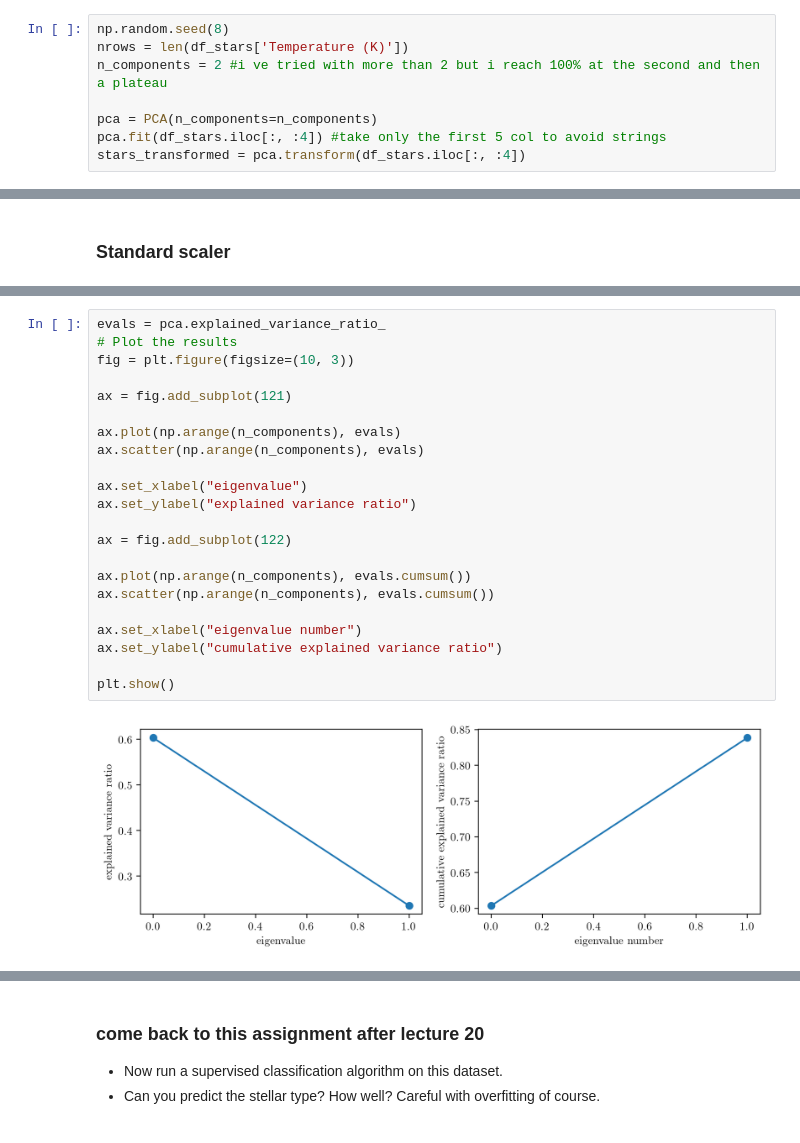
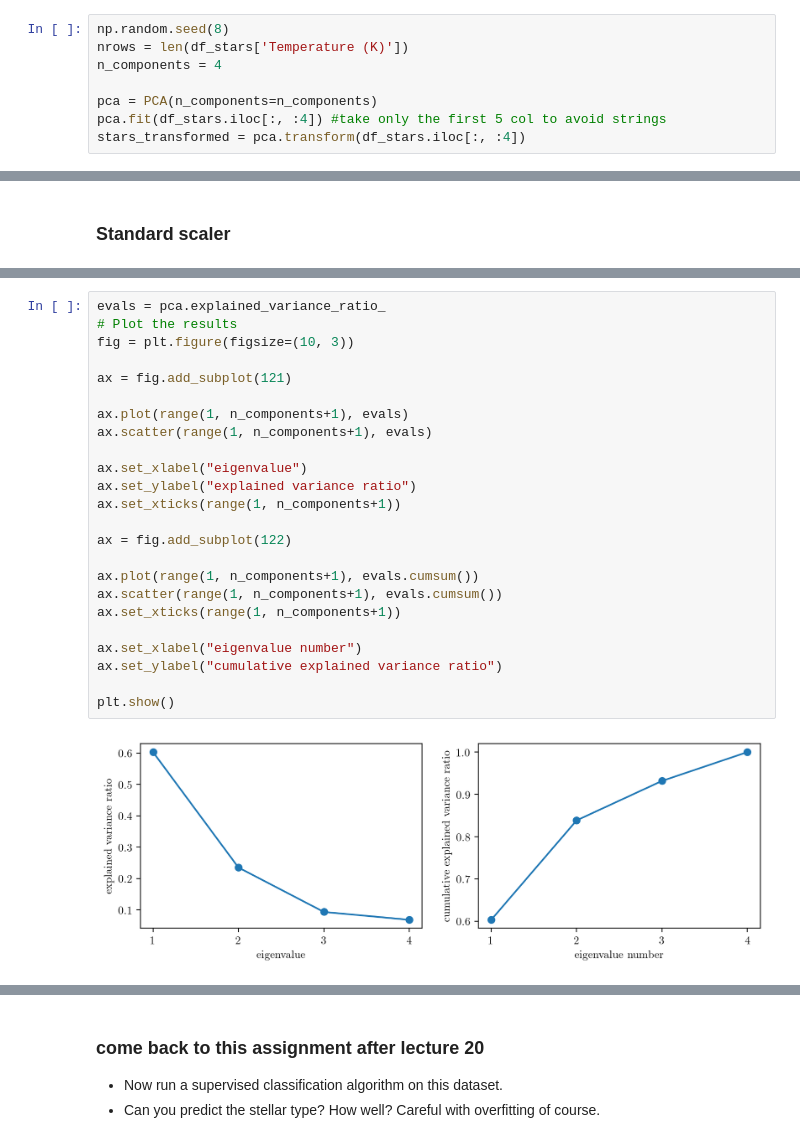
Before and after one commit to ludovicarbone/astrostatistics_bicocca_2024, a Jupyter notebook: working/L15_es.ipynb, the cells around one changed output, grey strips where cells are left out. Saved outputs shown, nothing was run; the diff lists cells and outputs as text.

```diff
--- a/working/L15_es.ipynb
+++ b/working/L15_es.ipynb
@@ -124,7 +130,7 @@ plt.show()
 # %%
 np.random.seed(8)
 nrows = len(df_stars['Temperature (K)'])
-n_components = 2 #i ve tried with more than 2 but i reach 100% at the second and then a plateau
+n_components = 4
 
 pca = PCA(n_components=n_components)
 pca.fit(df_stars.iloc[:, :4]) #take only the first 5 col to avoid strings
@@ -259,24 +289,26 @@ plt.show()
 # %%
 evals = pca.explained_variance_ratio_
 # Plot the results
 fig = plt.figure(figsize=(10, 3))
 
 ax = fig.add_subplot(121)
 
-ax.plot(np.arange(n_components), evals)
-ax.scatter(np.arange(n_components), evals)
+ax.plot(range(1, n_components+1), evals)
+ax.scatter(range(1, n_components+1), evals)
 
 ax.set_xlabel("eigenvalue")
 ax.set_ylabel("explained variance ratio")
+ax.set_xticks(range(1, n_components+1))
 
 ax = fig.add_subplot(122)
 
-ax.plot(np.arange(n_components), evals.cumsum())
-ax.scatter(np.arange(n_components), evals.cumsum())
+ax.plot(range(1, n_components+1), evals.cumsum())
+ax.scatter(range(1, n_components+1), evals.cumsum())
+ax.set_xticks(range(1, n_components+1))
 
 ax.set_xlabel("eigenvalue number")
 ax.set_ylabel("cumulative explained variance ratio")
 
 plt.show()
 # %% [output]
-[figure, old version]
+[figure, new version]
```
Also changed, not shown: parts of 24 cells of this notebook, 2 other files.
